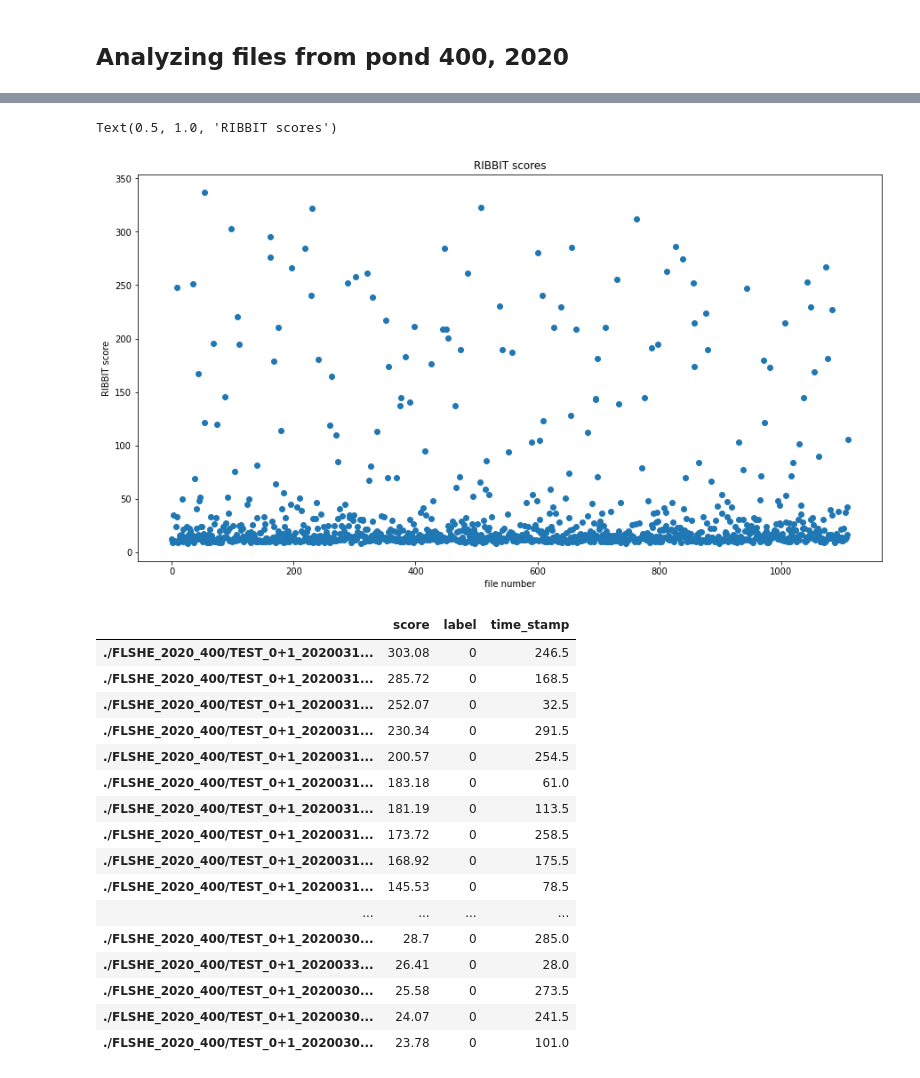
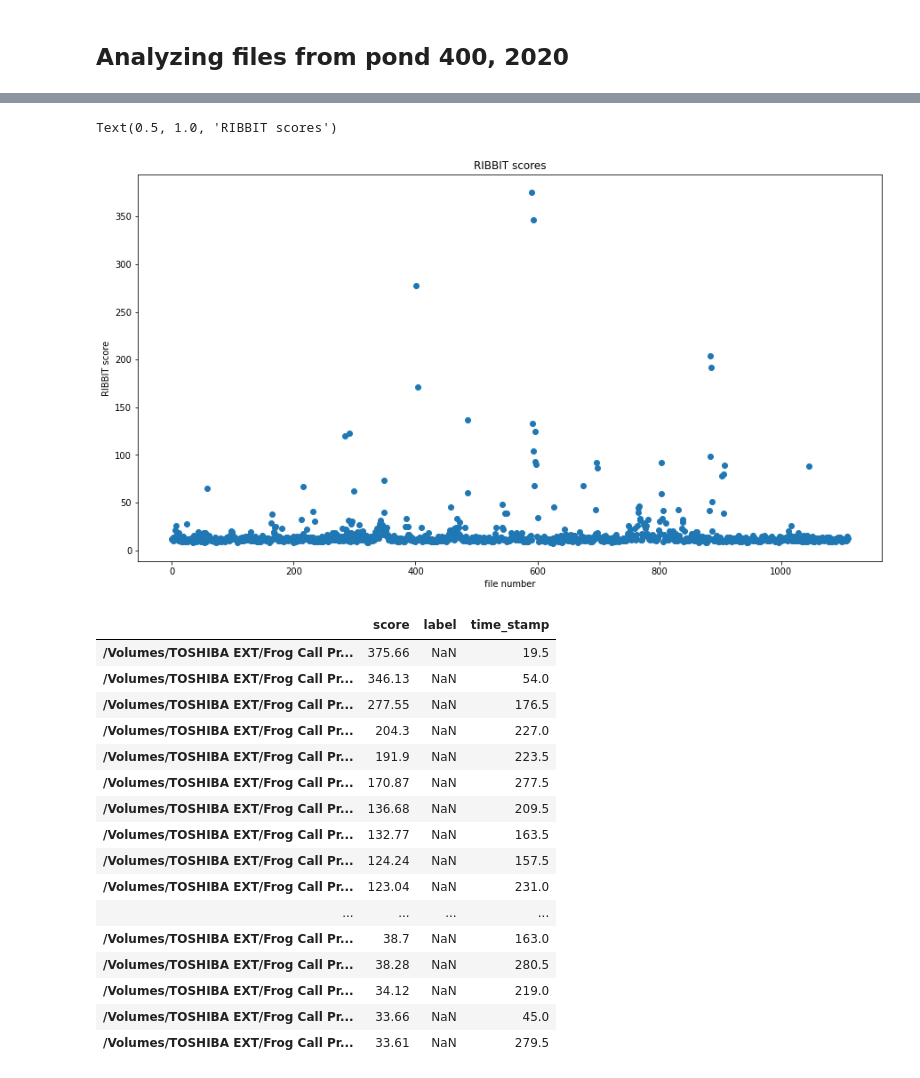
Before and after one commit to mayalapp/ga-frog-id, a Jupyter notebook: python-ribbit/RIBBIT_2020_398.ipynb, the cells around one changed output, grey strips where cells are left out. Cells and saved outputs as stored; diff of their text form; code cells hidden in the pictures.

Commit message:
Update RIBBIT 2020 file

```diff
--- a/python-ribbit/RIBBIT_2020_398.ipynb
+++ b/python-ribbit/RIBBIT_2020_398.ipynb
@@ -66,6 +49,8 @@ for i in range(0,100):
 # %%
+#took about 35  min
+
 # set up a dataframe for storing files' scores and labels
-df = pd.DataFrame(index = glob('/Volumes/TOSHIBA EXT/Frog Call Project/Calling Data/Frog Calls/FLSHE_2020/FLSHE_2020_398/*'),columns=['score','label'])
+df = pd.DataFrame(index = glob('/Volumes/TOSHIBA EXT/Frog Call Project/Calling Data/Frog Calls/FLSHE_2020/FLSHE_2020_401/*'),columns=['score','label'])
 
 # label is 1 if the file contains a Great Plains Toad vocalization, and 0 if it does not
 # df['label'] = [1 if 'Lcapito' in f else 0 for f in df.index]
@@ -99,10 +84,12 @@ for path in df.index:
 
     if checkpoint % 100 == 0:
         print("Finished file number ", checkpoint, "/nFile name: ", path)
-        df.to_csv('flsh_398_2020_ribbit_scores.csv')
+        df.sort_values(by='score',ascending=False).head(1)
+        df.to_csv('flsh_401_2020_ribbit_scores.csv')
 
 
-print('Time elapsed ',datetime.now - start_time)
+df.to_csv('flsh_401_2020_ribbit_scores.csv')
+print('Time elapsed ',datetime.now() - start_time)
 
 print("Files sorted by score, from highest to lowest:")
 df.sort_values(by='score',ascending=False)
@@ -112,3 +123,3 @@ KeyboardInterrupt:
 # %%
-flshe_400_2020_df = df
+flshe_401_2020_df = df
 # %%
@@ -116,30 +127,30 @@ flshe_400_2020_df.to_csv('flsh_400_2020_ribbit_scores.csv')
 # %%
 # plot the score vs time of each window
-plt.scatter(range(0,len(flshe_400_2020_df)),flshe_400_2020_df['score'])
+plt.scatter(range(0,len(flshe_401_2020_df)),flshe_401_2020_df['score'])
 plt.xlabel('file number')
 plt.ylabel('RIBBIT score')
 plt.title('RIBBIT scores')
 # %% [output]
 Text(0.5, 1.0, 'RIBBIT scores')
-[figure, old version]
+[figure, new version]
 # %%
-flshe_400_2020_df[flshe_400_2020_df['score']<100].sort_values(by='score',ascending=False).head(30)
-#flshe_400_2020_df.filter(regex = '202003', axis = 0).sort_values(by='score',ascending=False).head(60)
+flshe_401_2020_df.sort_values(by='score',ascending=False).head(50)
+#flshe_401_2020_df.filter(regex = '202003', axis = 0).sort_values(by='score',ascending=False).head(60)
 # %% [output]
 |  | score | label | time_stamp |
-| ./FLSHE_2020_400/TEST_0+1_2020031... | 303.08 | 0 | 246.5 |
-| ./FLSHE_2020_400/TEST_0+1_2020031... | 285.72 | 0 | 168.5 |
-| ./FLSHE_2020_400/TEST_0+1_2020031... | 252.07 | 0 | 32.5 |
-| ./FLSHE_2020_400/TEST_0+1_2020031... | 230.34 | 0 | 291.5 |
-| ./FLSHE_2020_400/TEST_0+1_2020031... | 200.57 | 0 | 254.5 |
-| ./FLSHE_2020_400/TEST_0+1_2020031... | 183.18 | 0 | 61.0 |
-| ./FLSHE_2020_400/TEST_0+1_2020031... | 181.19 | 0 | 113.5 |
-| ./FLSHE_2020_400/TEST_0+1_2020031... | 173.72 | 0 | 258.5 |
-| ./FLSHE_2020_400/TEST_0+1_2020031... | 168.92 | 0 | 175.5 |
-| ./FLSHE_2020_400/TEST_0+1_2020031... | 145.53 | 0 | 78.5 |
+| /Volumes/TOSHIBA EXT/Frog Call Pr... | 375.66 | NaN | 19.5 |
+| /Volumes/TOSHIBA EXT/Frog Call Pr... | 346.13 | NaN | 54.0 |
+| /Volumes/TOSHIBA EXT/Frog Call Pr... | 277.55 | NaN | 176.5 |
+| /Volumes/TOSHIBA EXT/Frog Call Pr... | 204.3 | NaN | 227.0 |
+| /Volumes/TOSHIBA EXT/Frog Call Pr... | 191.9 | NaN | 223.5 |
+| /Volumes/TOSHIBA EXT/Frog Call Pr... | 170.87 | NaN | 277.5 |
+| /Volumes/TOSHIBA EXT/Frog Call Pr... | 136.68 | NaN | 209.5 |
+| /Volumes/TOSHIBA EXT/Frog Call Pr... | 132.77 | NaN | 163.5 |
+| /Volumes/TOSHIBA EXT/Frog Call Pr... | 124.24 | NaN | 157.5 |
+| /Volumes/TOSHIBA EXT/Frog Call Pr... | 123.04 | NaN | 231.0 |
 | ... | ... | ... | ... |
-| ./FLSHE_2020_400/TEST_0+1_2020030... | 28.7 | 0 | 285.0 |
-| ./FLSHE_2020_400/TEST_0+1_2020033... | 26.41 | 0 | 28.0 |
-| ./FLSHE_2020_400/TEST_0+1_2020030... | 25.58 | 0 | 273.5 |
-| ./FLSHE_2020_400/TEST_0+1_2020030... | 24.07 | 0 | 241.5 |
-| ./FLSHE_2020_400/TEST_0+1_2020030... | 23.78 | 0 | 101.0 |
+| /Volumes/TOSHIBA EXT/Frog Call Pr... | 38.7 | NaN | 163.0 |
+| /Volumes/TOSHIBA EXT/Frog Call Pr... | 38.28 | NaN | 280.5 |
+| /Volumes/TOSHIBA EXT/Frog Call Pr... | 34.12 | NaN | 219.0 |
+| /Volumes/TOSHIBA EXT/Frog Call Pr... | 33.66 | NaN | 45.0 |
+| /Volumes/TOSHIBA EXT/Frog Call Pr... | 33.61 | NaN | 279.5 |
```
Also changed, not shown: parts of 3 cells of this notebook.
